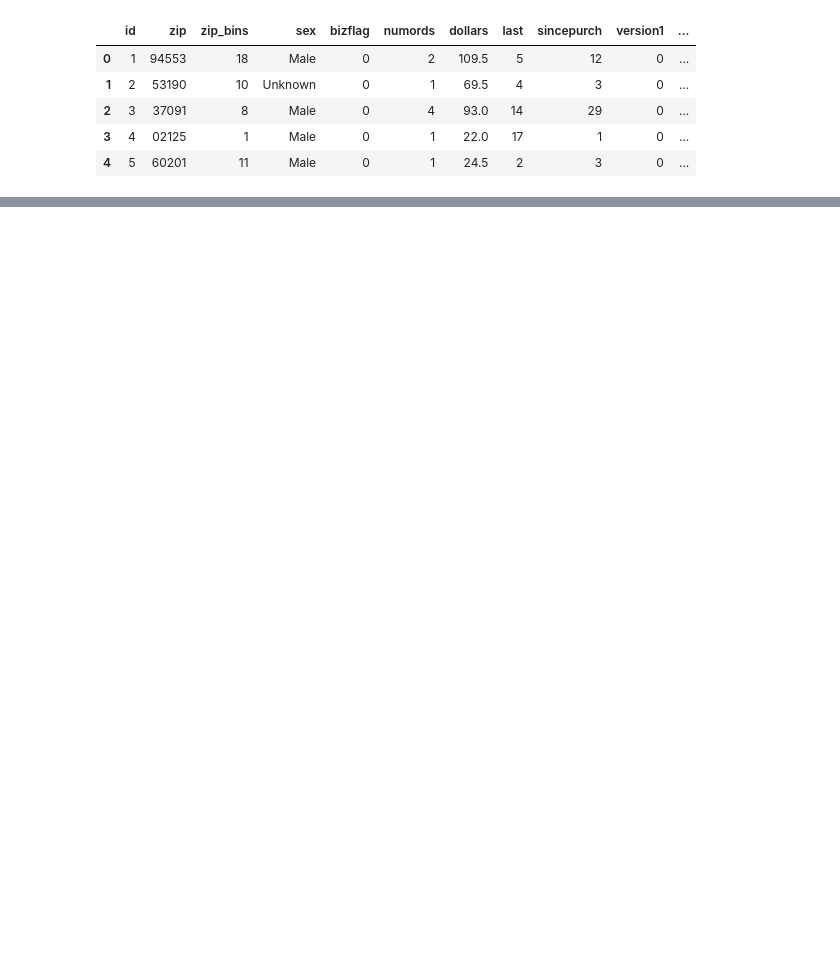
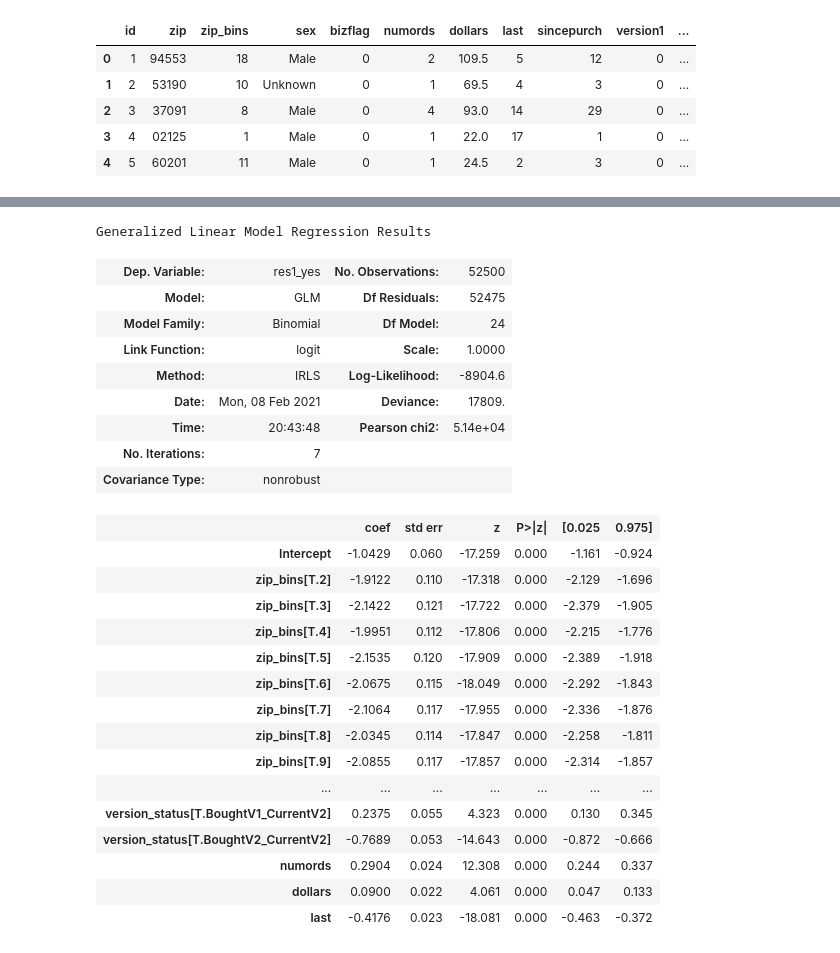
Before and after one commit to sauravjayan/Intuit-Quickbooks, a Jupyter notebook: sub-notebooks/Deep.ipynb, the cells around one changed output, grey strips where cells are left out. Saved outputs shown, nothing was run; the diff lists cells and outputs as text; code cells hidden in the pictures; blank space fills up the shorter version.

```diff
--- a/sub-notebooks/Deep.ipynb
+++ b/sub-notebooks/Deep.ipynb
@@ -211,3 +247,0 @@ len(intuit75k[intuit75k['version1']==0])/len(intuit75k)
-# %%
-intuit75k['version_status'] = np.where(intuit75k['version1']== 1 & intuit75k['upgraded']==0,'Bough v1, still on v1',0)
-                                      # np.where(intuit75k['version1']==0 and intuit75k['upgraded']==1,'upgraded from v1 to v2','directly bough v2'))
@@ -235,2 +293,30 @@ dtype: object
 # %%
-#making chnages to push
+# making chnages to push
+lr.summary()
+# %% [output]
+Generalized Linear Model Regression Results
+| Dep. Variable: | res1_yes | No. Observations: | 52500 |
+| Model: | GLM | Df Residuals: | 52475 |
+| Model Family: | Binomial | Df Model: | 24 |
+| Link Function: | logit | Scale: | 1.0000 |
+| Method: | IRLS | Log-Likelihood: | -8904.6 |
+| Date: | Mon, 08 Feb 2021 | Deviance: | 17809. |
+| Time: | 20:43:48 | Pearson chi2: | 5.14e+04 |
+| No. Iterations: | 7 |  |  |
+| Covariance Type: | nonrobust |  |  |
+|  | coef | std err | z | P>|z| | [0.025 | 0.975] |
+| Intercept | -1.0429 | 0.060 | -17.259 | 0.000 | -1.161 | -0.924 |
+| zip_bins[T.2] | -1.9122 | 0.110 | -17.318 | 0.000 | -2.129 | -1.696 |
+| zip_bins[T.3] | -2.1422 | 0.121 | -17.722 | 0.000 | -2.379 | -1.905 |
+| zip_bins[T.4] | -1.9951 | 0.112 | -17.806 | 0.000 | -2.215 | -1.776 |
+| zip_bins[T.5] | -2.1535 | 0.120 | -17.909 | 0.000 | -2.389 | -1.918 |
+| zip_bins[T.6] | -2.0675 | 0.115 | -18.049 | 0.000 | -2.292 | -1.843 |
+| zip_bins[T.7] | -2.1064 | 0.117 | -17.955 | 0.000 | -2.336 | -1.876 |
+| zip_bins[T.8] | -2.0345 | 0.114 | -17.847 | 0.000 | -2.258 | -1.811 |
+| zip_bins[T.9] | -2.0855 | 0.117 | -17.857 | 0.000 | -2.314 | -1.857 |
+| ... | ... | ... | ... | ... | ... | ... |
+| version_status[T.BoughtV1_CurrentV2] | 0.2375 | 0.055 | 4.323 | 0.000 | 0.130 | 0.345 |
+| version_status[T.BoughtV2_CurrentV2] | -0.7689 | 0.053 | -14.643 | 0.000 | -0.872 | -0.666 |
+| numords | 0.2904 | 0.024 | 12.308 | 0.000 | 0.244 | 0.337 |
+| dollars | 0.0900 | 0.022 | 4.061 | 0.000 | 0.047 | 0.133 |
+| last | -0.4176 | 0.023 | -18.081 | 0.000 | -0.463 | -0.372 |
```
Also changed, not shown: parts of 51 cells of this notebook, 1 other file.
